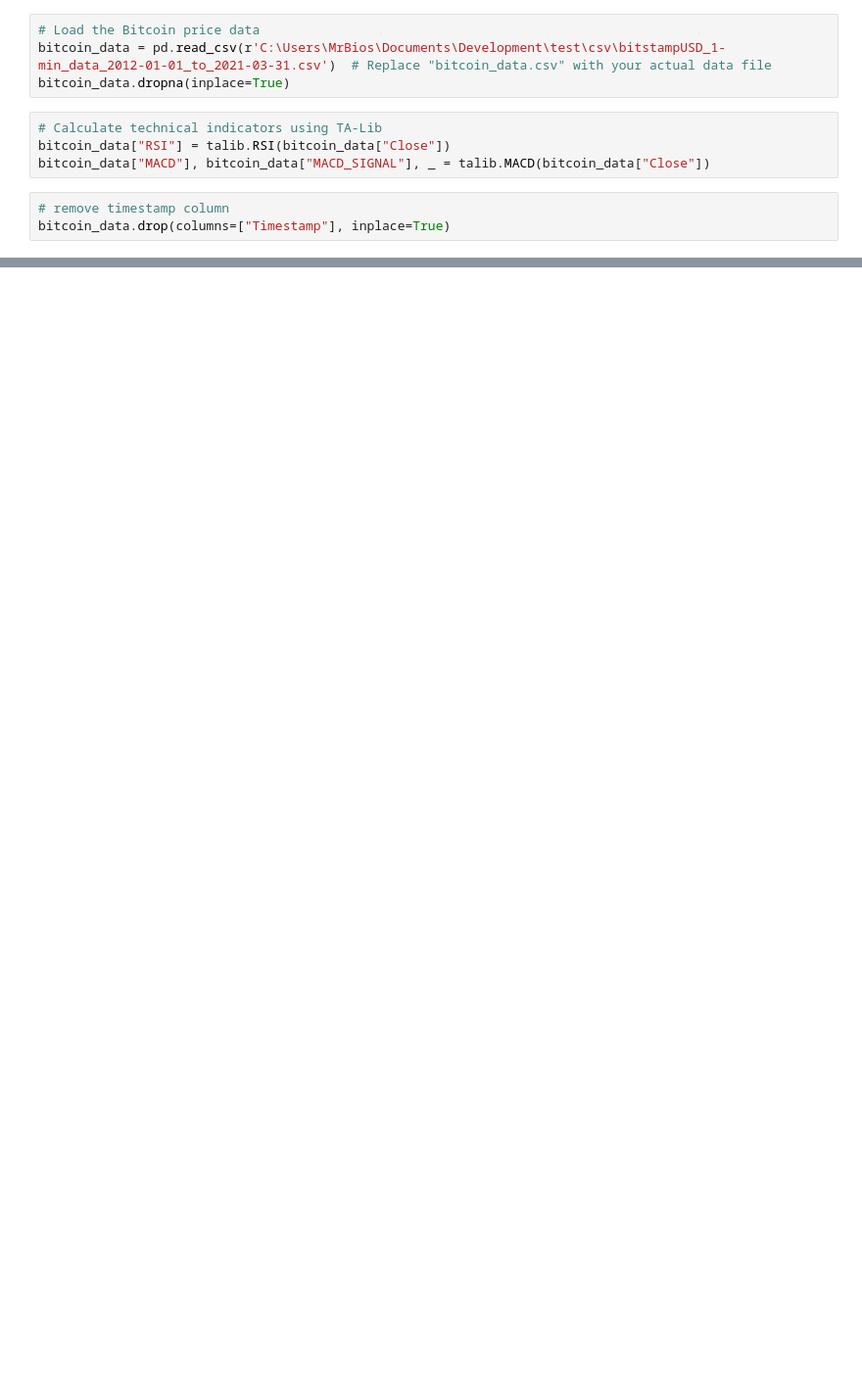
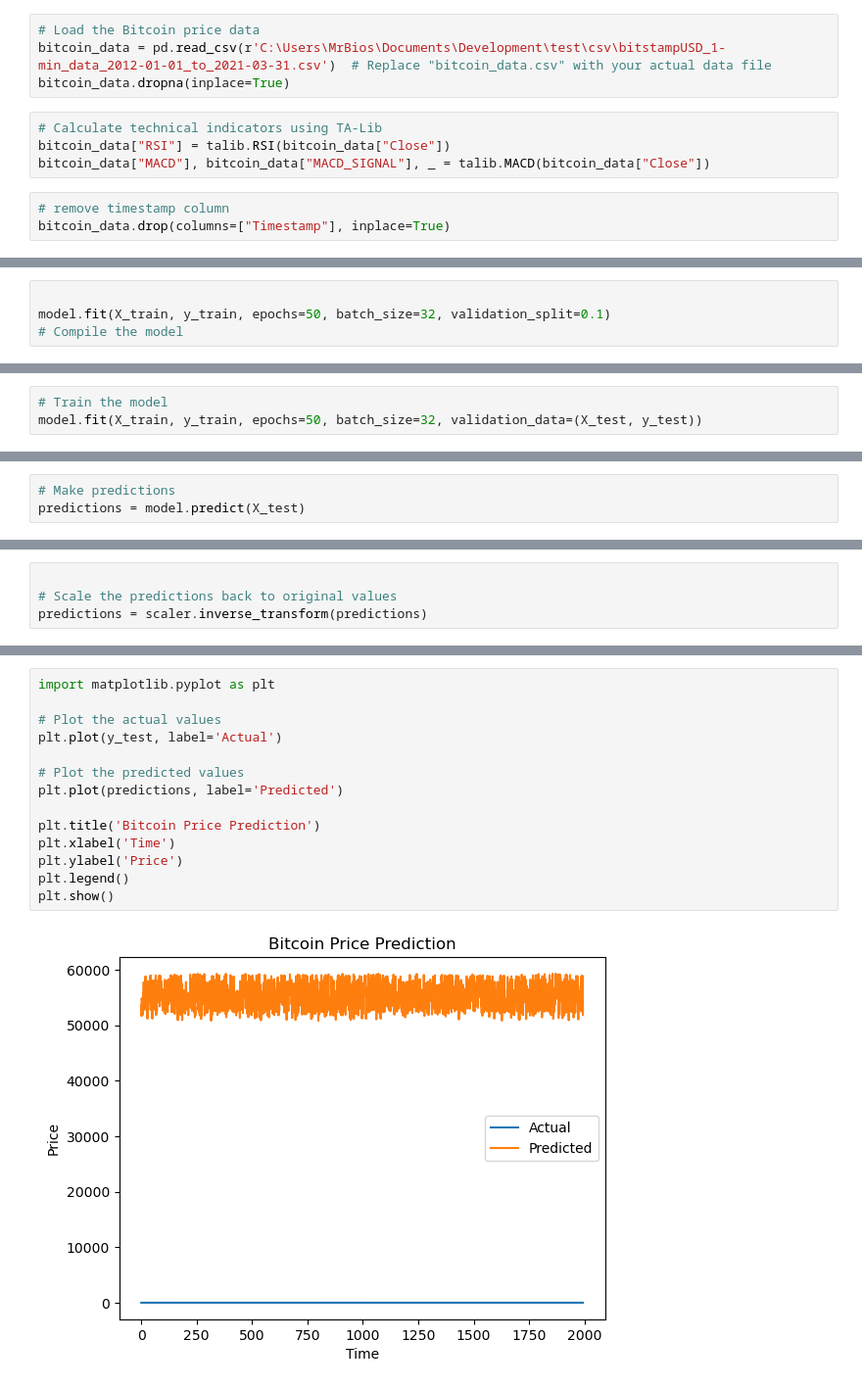
Before and after one commit to Satcomx00-x00/AI-Guess-Price-BTC, a Jupyter notebook: v3.ipynb, the cells around one changed output, grey strips where cells are left out. Shown at 98% size. Cells and saved outputs as stored; diff of their text form; blank space fills up the shorter version.

```diff
--- a/v3.ipynb
+++ b/v3.ipynb
@@ -52,0 +85,4 @@ X_train, X_test, y_train, y_test = train_test_split(X, y, test_size=0.2, random_
+# %%
+
+model.fit(X_train, y_train, epochs=50, batch_size=32, validation_split=0.1)
+# Compile the model
@@ -52,0 +108,3 @@ X_train, X_test, y_train, y_test = train_test_split(X, y, test_size=0.2, random_
+# %%
+# Train the model
+model.fit(X_train, y_train, epochs=50, batch_size=32, validation_data=(X_test, y_test))
@@ -52,0 +130,3 @@ X_train, X_test, y_train, y_test = train_test_split(X, y, test_size=0.2, random_
+# %%
+# Make predictions
+predictions = model.predict(X_test)
@@ -52,0 +135,4 @@ X_train, X_test, y_train, y_test = train_test_split(X, y, test_size=0.2, random_
+# %%
+
+# Scale the predictions back to original values
+predictions = scaler.inverse_transform(predictions)
@@ -52,0 +146,16 @@ X_train, X_test, y_train, y_test = train_test_split(X, y, test_size=0.2, random_
+# %%
+import matplotlib.pyplot as plt
+
+# Plot the actual values
+plt.plot(y_test, label='Actual')
+
+# Plot the predicted values
+plt.plot(predictions, label='Predicted')
+
+plt.title('Bitcoin Price Prediction')
+plt.xlabel('Time')
+plt.ylabel('Price')
+plt.legend()
+plt.show()
+# %% [output]
+[figure, added]
```
Also changed, not shown: parts of 13 cells of this notebook, 4 other files.
